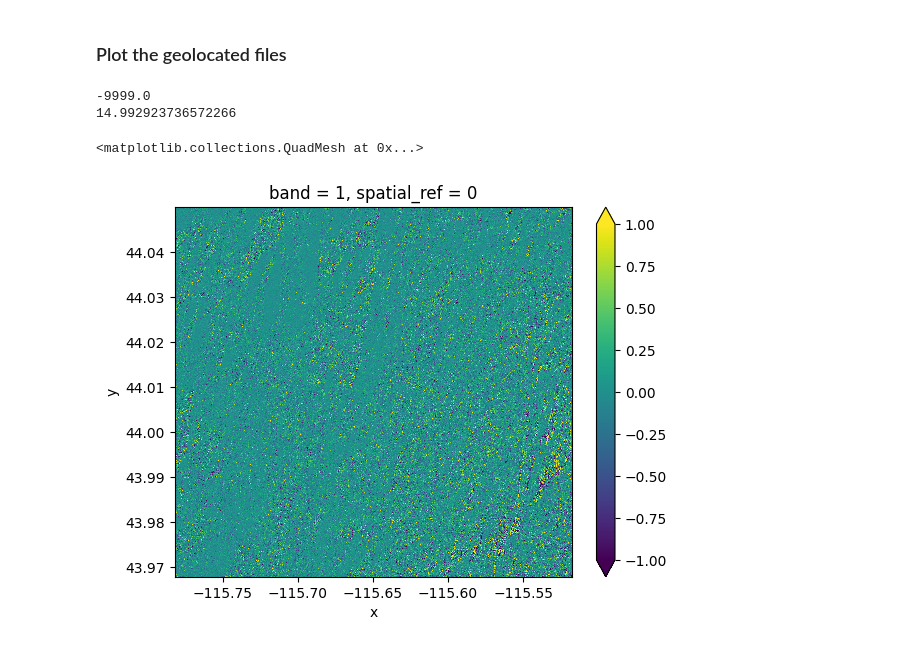
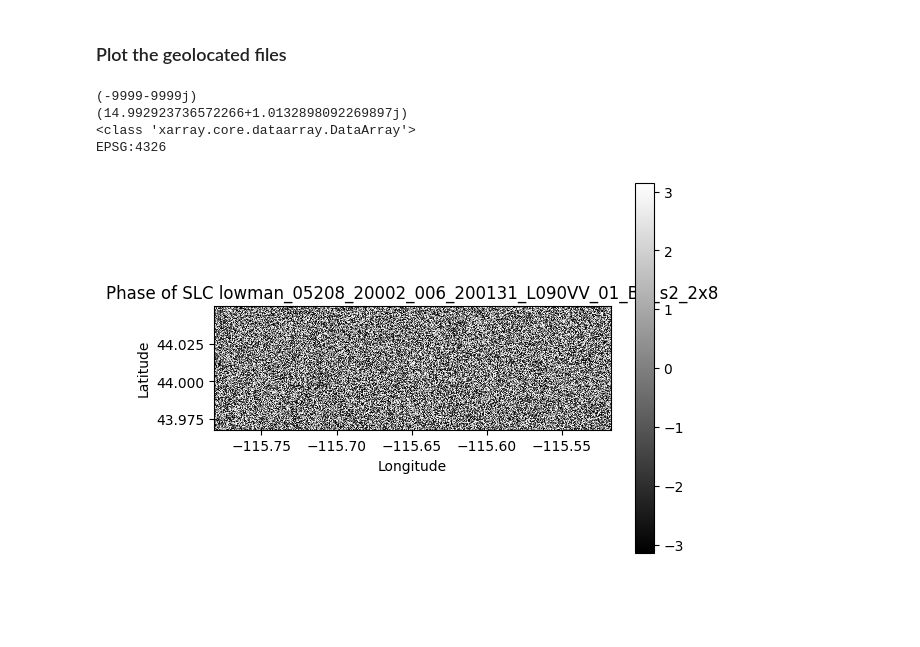
Before and after one commit to julober/snowex_uavsar_coherence, a Jupyter notebook: notebooks/geocoding.ipynb, the cells around one changed output. Drawn from its saved outputs; the diff is of its cells as text; code cells hidden in the pictures; blank space fills up the shorter version.

Commit message:
working on plotting

```diff
--- a/notebooks/geocoding.ipynb
+++ b/notebooks/geocoding.ipynb
@@ -112,14 +112,27 @@ import matplotlib.pyplot as plt
 
 data_dir = "../data/snowex_lowman/slcs_geocoded/"
 # %%
-lowman_05208_20002_real = rxa.open_rasterio(data_dir + "lowman_05208_20002_006_200131_L090VV_01_BU_s2_2x8.slc.real.tif", parse_coordinates=True)
-lowman_05208_20002_imag = rxa.open_rasterio(data_dir + "lowman_05208_20002_006_200131_L090VV_01_BU_s2_2x8.slc.imag.tif", parse_coordinates=True)
-lowman_05208_20002_real.rio.write_nodata(-9999.0, inplace=True)
-print(lowman_05208_20002_real.min(skipna=True).values)
-print(lowman_05208_20002_real.max().values)
-lowman_05208_20002_real.plot(vmin=-1, vmax=1)
+data_array = rxa.open_rasterio(data_dir + "lowman_05208_20002_006_200131_L090VV_01_BU_s2_2x8.slc.tif", parse_coordinates=True)
+data_array.rio.write_nodata(-9999.0, inplace=True)
+print(data_array.min(skipna=True).values)
+print(data_array.max().values)
+
+# get phase of slc
+phase = data_array.copy(data=np.empty(data_array.shape, dtype=xr.DataArray))
+# print(type(phase))
+# print(phase.rio.crs)
+phase.values = xr.DataArray(np.angle(data_array))
+
+ax = phase.real.plot(cmap='gray')
+ax.axes.set_aspect('equal')
+plt.xlabel("Longitude")
+plt.ylabel("Latitude")
+plt.title("Phase of SLC lowman_05208_20002_006_200131_L090VV_01_BU_s2_2x8")
+
+plt.show()
 # %% [output]
--9999.0
-14.992923736572266
+(-9999-9999j)
+(14.992923736572266+1.0132898092269897j)
+<class 'xarray.core.dataarray.DataArray'>
+EPSG:4326
-<matplotlib.collections.QuadMesh at 0x...>
-[figure, old version]
+[figure, new version]
```
Also changed, not shown: parts of 1 cell of this notebook.
